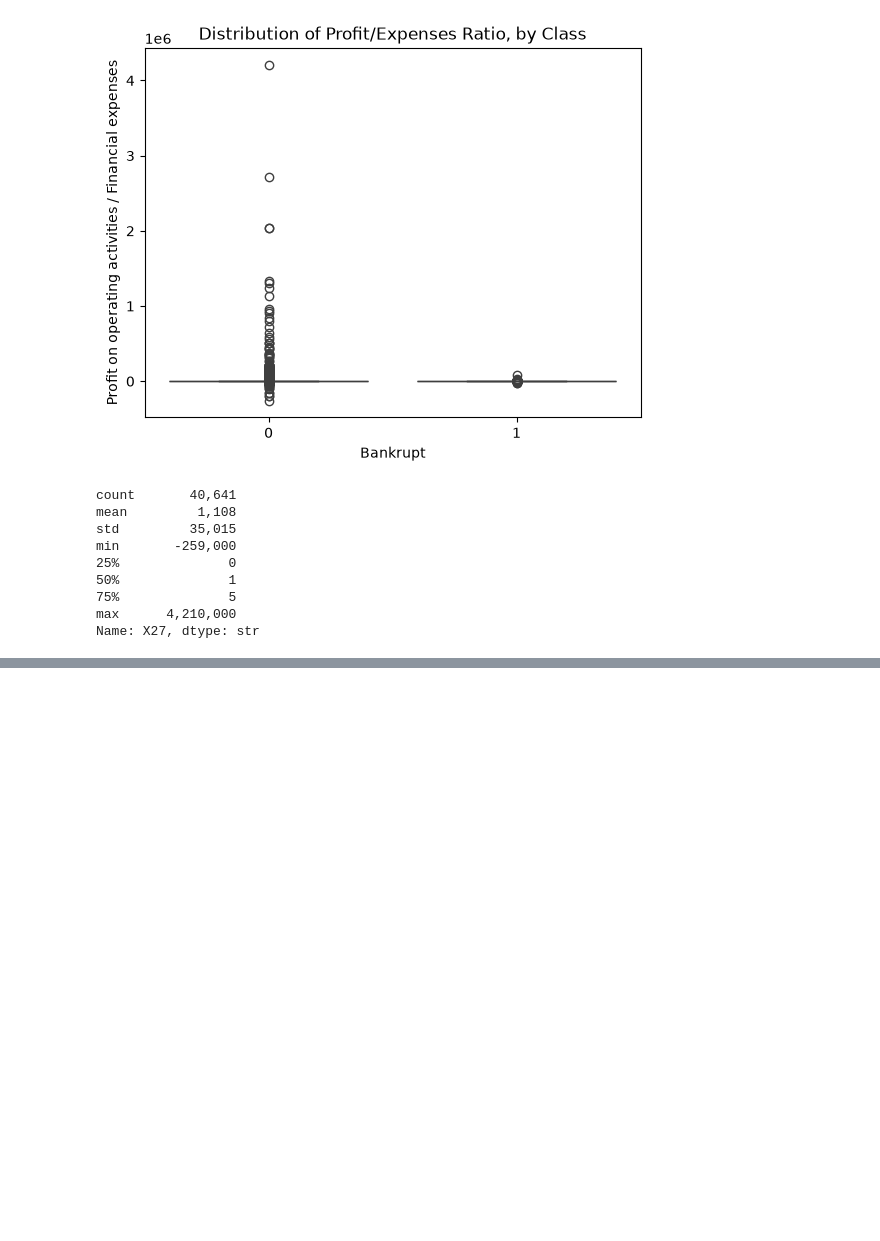
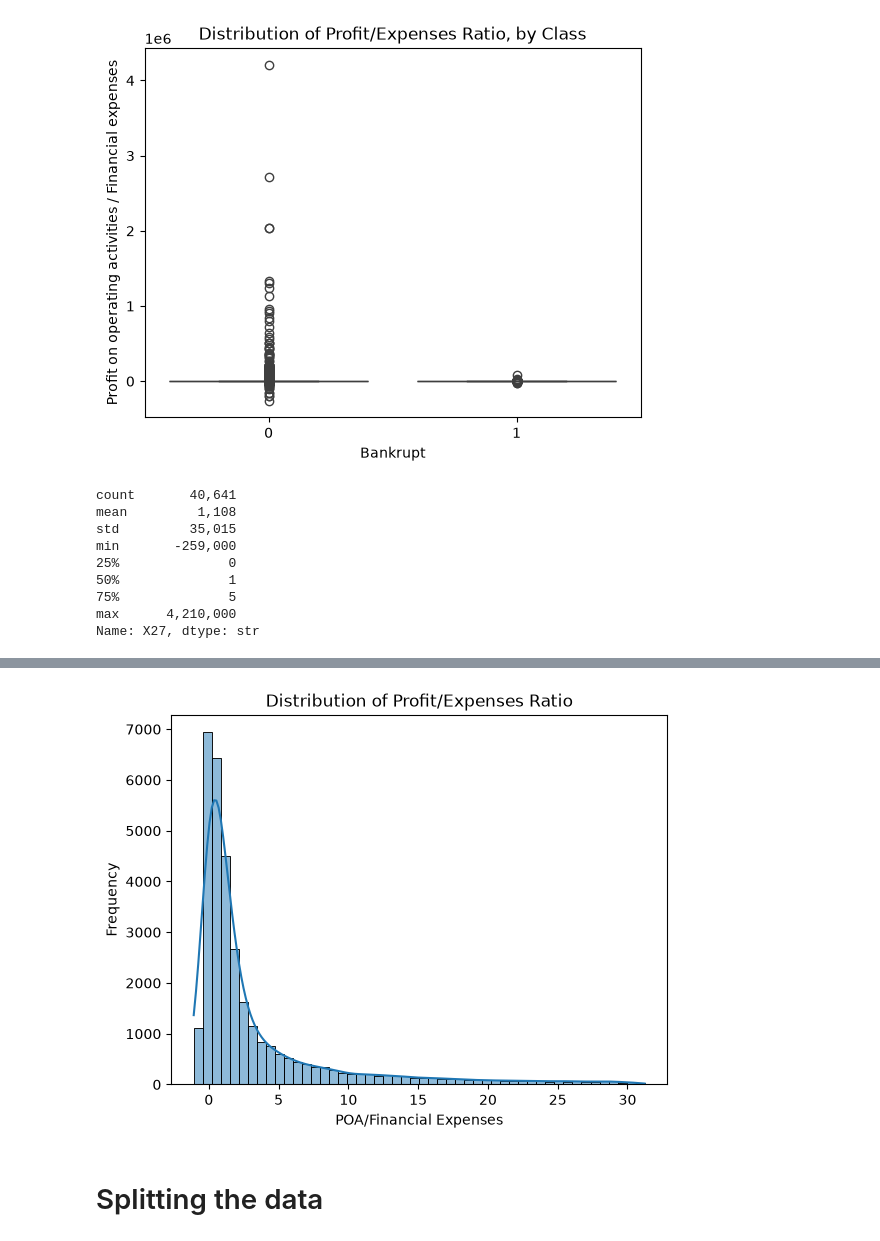
Before and after one commit to MohamedMohsen20501990/bankruptsy_in_poland_binary_classification, a Jupyter notebook: notebooks/main.ipynb, the cells around one changed output, grey strips where cells are left out. Cells and saved outputs as stored; diff of their text form; code cells hidden in the pictures; blank space fills up the shorter version.

```diff
--- a/notebooks/main.ipynb
+++ b/notebooks/main.ipynb
@@ -101,0 +107,6 @@ plt.hist(df["X27"], bins=20);
+# %%
+# POA/Financial expenses outliers
+low,high = df["X27"].quantile([0.1,0.9])
+df = df[df["X27"].between(low,high)]
+df = df.reset_index(drop=True)
+df.head()
@@ -101,0 +121,10 @@ plt.hist(df["X27"], bins=20);
+# %%
+sns.histplot(data = df, x="X27", kde=True, bins=50)
+plt.xlabel("POA/Financial Expenses")
+plt.ylabel("Frequency")
+plt.title("Distribution of Profit/Expenses Ratio");
+plt.savefig("../reports/figures/POA_vs_fin_expenses.png", dpi=150)
+# %% [output]
+[figure, added]
+# %% [markdown]
+# Splitting the data
```
Also changed, not shown: parts of 22 cells of this notebook, 1 other file.
